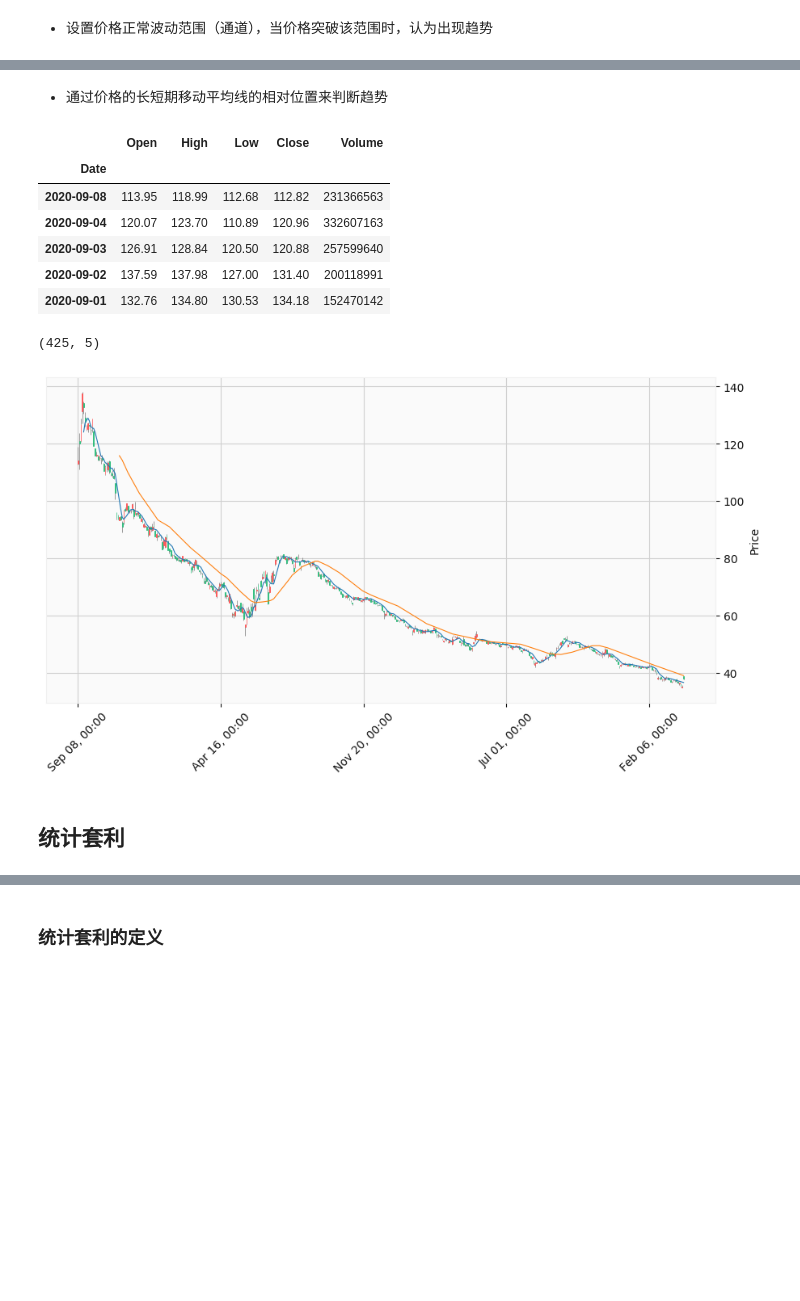
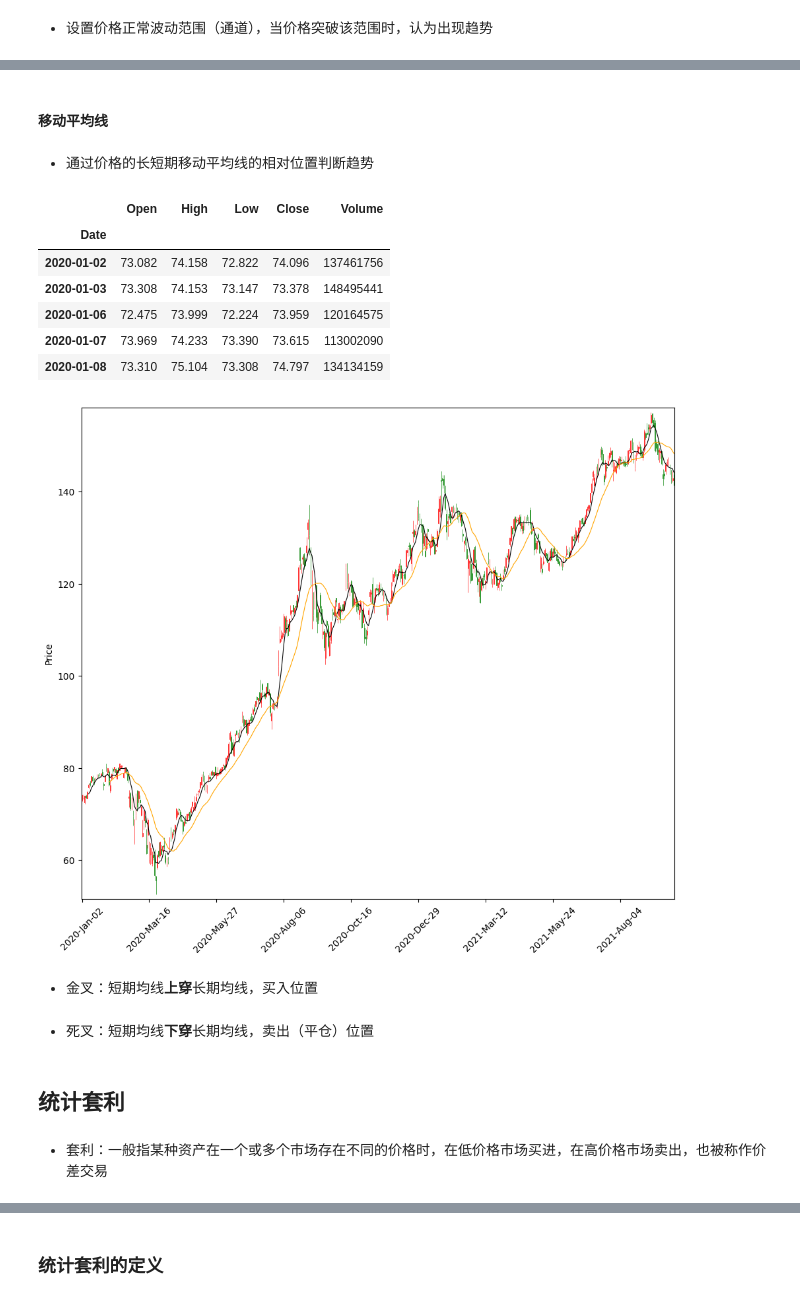
Before and after one commit to christinemu/quant-trading, a Jupyter notebook: TradingStrategy.ipynb, the cells around one changed output, grey strips where cells are left out. Saved outputs shown, nothing was run; the diff lists cells and outputs as text; code cells hidden in the pictures; blank space fills up the shorter version.

```diff
--- a/TradingStrategy.ipynb
+++ b/TradingStrategy.ipynb
@@ -6,10 +6,13 @@ from datetime import datetime
 import mplfinance as mpl
 import matplotlib.pyplot as plt
 import pandas_datareader.data as web
+import baostock as bs
+import mplfinance as mpf
 from IPython.core.interactiveshell import InteractiveShell
 InteractiveShell.ast_node_interactivity = "all"
-from pandas.plotting import register_matplotlib_converters
-register_matplotlib_converters()
+# from pandas.plotting import register_matplotlib_converters
+# register_matplotlib_converters()
+plt.rcParams['font.sans-serif']=['Microsoft Yahei']
 # %% [markdown]
 <div class="jumbotron">
     <p class="display-1 h1">量化交易策略</p>
@@ -54,0 +108,3 @@ register_matplotlib_converters()
+# %%
+mc = mpf.make_marketcolors(up='r',down='g',inherit=True)
+mystyle = mpf.make_mpf_style(marketcolors=mc)
@@ -61,21 +176,29 @@ register_matplotlib_converters()
 # %% [markdown]
-- 通过价格的长短期移动平均线的相对位置来判断趋势
+#### 移动平均线
+# %% [markdown]
+- 通过价格的长短期移动平均线的相对位置判断趋势
 # %%
-aprice = web.DataReader('AAPL',start=datetime(2019,1,1),end=datetime(2020,9,9),data_source='stooq')
+aprice = web.DataReader('AAPL',start='2020-01-01',end='2021-09-30',data_source='stooq')
+aprice.sort_index(inplace=True)
 aprice.head()
-aprice.shape
 # %% [output]
 |  | Open | High | Low | Close | Volume |
 | Date |  |  |  |  |  |
-| 2020-09-08 | 113.95 | 118.99 | 112.68 | 112.82 | 231366563 |
-| 2020-09-04 | 120.07 | 123.70 | 110.89 | 120.96 | 332607163 |
-| 2020-09-03 | 126.91 | 128.84 | 120.50 | 120.88 | 257599640 |
-| 2020-09-02 | 137.59 | 137.98 | 127.00 | 131.40 | 200118991 |
-| 2020-09-01 | 132.76 | 134.80 | 130.53 | 134.18 | 152470142 |
+| 2020-01-02 | 73.082 | 74.158 | 72.822 | 74.096 | 137461756 |
+| 2020-01-03 | 73.308 | 74.153 | 73.147 | 73.378 | 148495441 |
+| 2020-01-06 | 72.475 | 73.999 | 72.224 | 73.959 | 120164575 |
+| 2020-01-07 | 73.969 | 74.233 | 73.390 | 73.615 | 113002090 |
+| 2020-01-08 | 73.310 | 75.104 | 73.308 | 74.797 | 134134159 |
-(425, 5)
 # %%
-mpl.plot(aprice,type='candle',style='yahoo',mav=(5,30),figratio=(12,6),figscale=1)
+mystyle = mpf.make_mpf_style(marketcolors=mc,mavcolors=['k','orange'])
+mpl.plot(aprice,type='candle',style=mystyle,mav=(6,21),figratio=(12,10),figscale=1.5,tight_layout=True)
 # %% [output]
-[figure, old version]
+[figure, new version]
+# %% [markdown]
+- 金叉：短期均线**上穿**长期均线，买入位置
+# %% [markdown]
+- 死叉：短期均线**下穿**长期均线，卖出（平仓）位置
 # %% [markdown]
 ## 统计套利
+# %% [markdown]
+- 套利：一般指某种资产在一个或多个市场存在不同的价格时，在低价格市场买进，在高价格市场卖出，也被称作价差交易
```
Also changed, not shown: parts of 32 cells of this notebook, 1 other file.
